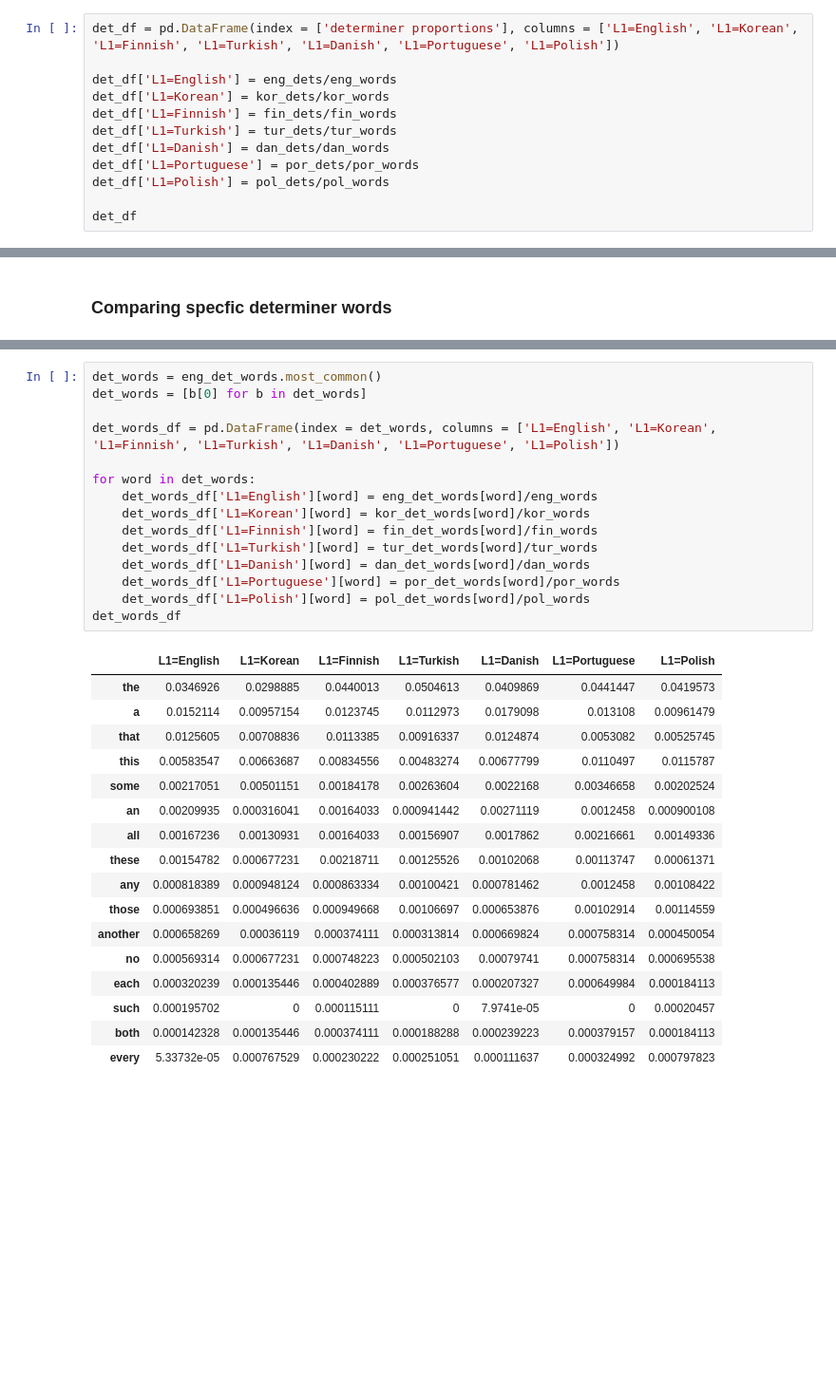
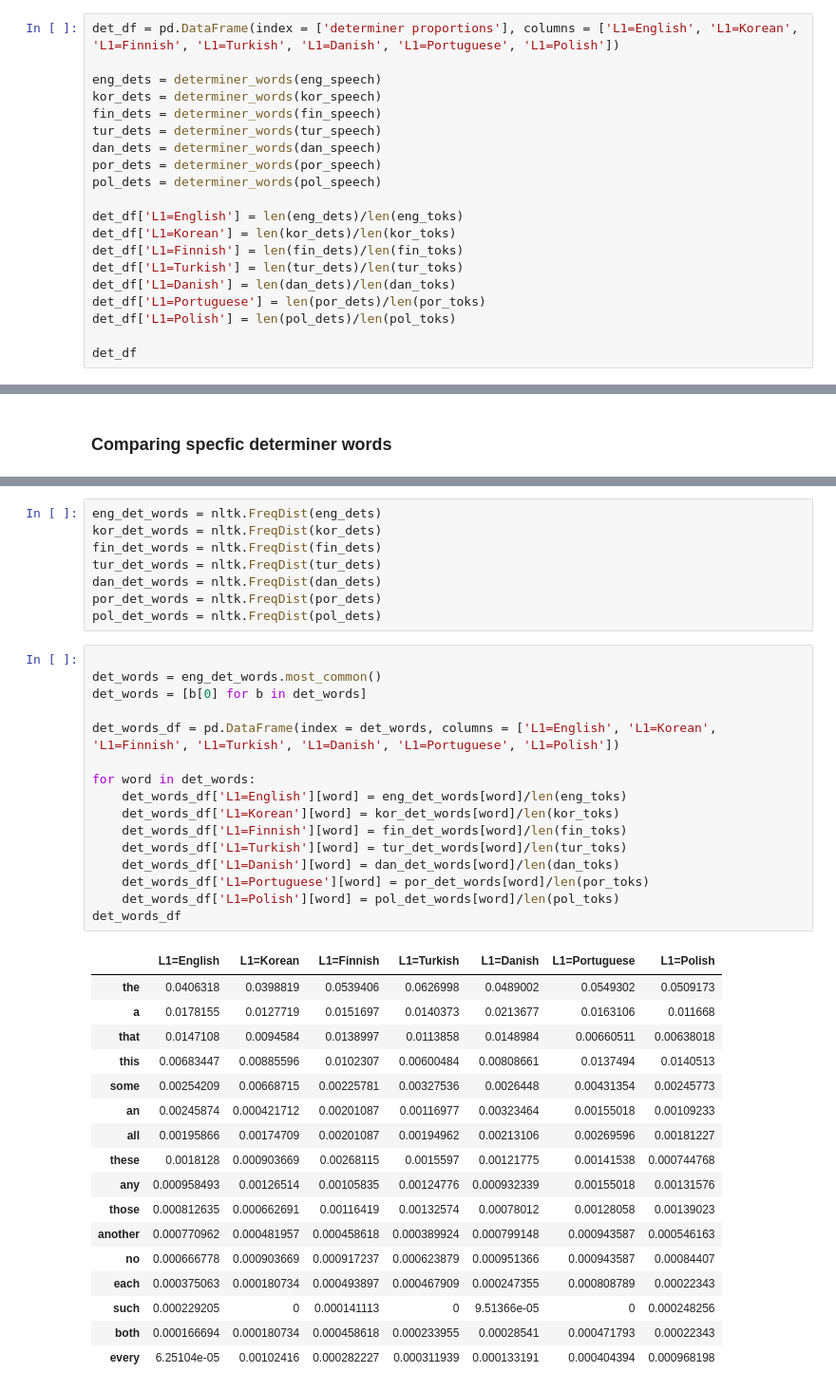
Before and after one commit to Data-Science-for-Linguists/Native_and_Non-native_English, a Jupyter notebook: analysis-languages.ipynb, the cells around one changed output, grey strips where cells are left out. Shown: that part at 95% size. Saved outputs shown, nothing was run; the diff lists cells and outputs as text; blank space fills up the shorter version.

```diff
--- a/analysis-languages.ipynb
+++ b/analysis-languages.ipynb
@@ -723,13 +565,21 @@ pol_dets/pol_words
 # %%
 det_df = pd.DataFrame(index = ['determiner proportions'], columns = ['L1=English', 'L1=Korean', 'L1=Finnish', 'L1=Turkish', 'L1=Danish', 'L1=Portuguese', 'L1=Polish'])
 
-det_df['L1=English'] = eng_dets/eng_words
-det_df['L1=Korean'] = kor_dets/kor_words
-det_df['L1=Finnish'] = fin_dets/fin_words
-det_df['L1=Turkish'] = tur_dets/tur_words
-det_df['L1=Danish'] = dan_dets/dan_words
-det_df['L1=Portuguese'] = por_dets/por_words
-det_df['L1=Polish'] = pol_dets/pol_words
+eng_dets = determiner_words(eng_speech)
+kor_dets = determiner_words(kor_speech)
+fin_dets = determiner_words(fin_speech)
+tur_dets = determiner_words(tur_speech)
+dan_dets = determiner_words(dan_speech)
+por_dets = determiner_words(por_speech)
+pol_dets = determiner_words(pol_speech)
+
+det_df['L1=English'] = len(eng_dets)/len(eng_toks)
+det_df['L1=Korean'] = len(kor_dets)/len(kor_toks)
+det_df['L1=Finnish'] = len(fin_dets)/len(fin_toks)
+det_df['L1=Turkish'] = len(tur_dets)/len(tur_toks)
+det_df['L1=Danish'] = len(dan_dets)/len(dan_toks)
+det_df['L1=Portuguese'] = len(por_dets)/len(por_toks)
+det_df['L1=Polish'] = len(pol_dets)/len(pol_toks)
 
 det_df
 # %% [output]
@@ -750,33 +590,42 @@ def determiner_words(li):
+# %%
+eng_det_words = nltk.FreqDist(eng_dets)
+kor_det_words = nltk.FreqDist(kor_dets)
+fin_det_words = nltk.FreqDist(fin_dets)
+tur_det_words = nltk.FreqDist(tur_dets)
+dan_det_words = nltk.FreqDist(dan_dets)
+por_det_words = nltk.FreqDist(por_dets)
+pol_det_words = nltk.FreqDist(pol_dets)
 # %%
+
 det_words = eng_det_words.most_common()
 det_words = [b[0] for b in det_words]
 
 det_words_df = pd.DataFrame(index = det_words, columns = ['L1=English', 'L1=Korean', 'L1=Finnish', 'L1=Turkish', 'L1=Danish', 'L1=Portuguese', 'L1=Polish'])
 
 for word in det_words:
-    det_words_df['L1=English'][word] = eng_det_words[word]/eng_words
-    det_words_df['L1=Korean'][word] = kor_det_words[word]/kor_words
-    det_words_df['L1=Finnish'][word] = fin_det_words[word]/fin_words
-    det_words_df['L1=Turkish'][word] = tur_det_words[word]/tur_words
-    det_words_df['L1=Danish'][word] = dan_det_words[word]/dan_words
-    det_words_df['L1=Portuguese'][word] = por_det_words[word]/por_words
-    det_words_df['L1=Polish'][word] = pol_det_words[word]/pol_words
+    det_words_df['L1=English'][word] = eng_det_words[word]/len(eng_toks)
+    det_words_df['L1=Korean'][word] = kor_det_words[word]/len(kor_toks)
+    det_words_df['L1=Finnish'][word] = fin_det_words[word]/len(fin_toks)
+    det_words_df['L1=Turkish'][word] = tur_det_words[word]/len(tur_toks)
+    det_words_df['L1=Danish'][word] = dan_det_words[word]/len(dan_toks)
+    det_words_df['L1=Portuguese'][word] = por_det_words[word]/len(por_toks)
+    det_words_df['L1=Polish'][word] = pol_det_words[word]/len(pol_toks)
 det_words_df
 # %% [output]
 |  | L1=English | L1=Korean | L1=Finnish | L1=Turkish | L1=Danish | L1=Portuguese | L1=Polish |
-| the | 0.0346926 | 0.0298885 | 0.0440013 | 0.0504613 | 0.0409869 | 0.0441447 | 0.0419573 |
-| a | 0.0152114 | 0.00957154 | 0.0123745 | 0.0112973 | 0.0179098 | 0.013108 | 0.00961479 |
-| that | 0.0125605 | 0.00708836 | 0.0113385 | 0.00916337 | 0.0124874 | 0.0053082 | 0.00525745 |
-| this | 0.00583547 | 0.00663687 | 0.00834556 | 0.00483274 | 0.00677799 | 0.0110497 | 0.0115787 |
-| some | 0.00217051 | 0.00501151 | 0.00184178 | 0.00263604 | 0.0022168 | 0.00346658 | 0.00202524 |
-| an | 0.00209935 | 0.000316041 | 0.00164033 | 0.000941442 | 0.00271119 | 0.0012458 | 0.000900108 |
-| all | 0.00167236 | 0.00130931 | 0.00164033 | 0.00156907 | 0.0017862 | 0.00216661 | 0.00149336 |
-| these | 0.00154782 | 0.000677231 | 0.00218711 | 0.00125526 | 0.00102068 | 0.00113747 | 0.00061371 |
-| any | 0.000818389 | 0.000948124 | 0.000863334 | 0.00100421 | 0.000781462 | 0.0012458 | 0.00108422 |
-| those | 0.000693851 | 0.000496636 | 0.000949668 | 0.00106697 | 0.000653876 | 0.00102914 | 0.00114559 |
-| another | 0.000658269 | 0.00036119 | 0.000374111 | 0.000313814 | 0.000669824 | 0.000758314 | 0.000450054 |
-| no | 0.000569314 | 0.000677231 | 0.000748223 | 0.000502103 | 0.00079741 | 0.000758314 | 0.000695538 |
-| each | 0.000320239 | 0.000135446 | 0.000402889 | 0.000376577 | 0.000207327 | 0.000649984 | 0.000184113 |
-| such | 0.000195702 | 0 | 0.000115111 | 0 | 7.9741e-05 | 0 | 0.00020457 |
-| both | 0.000142328 | 0.000135446 | 0.000374111 | 0.000188288 | 0.000239223 | 0.000379157 | 0.000184113 |
-| every | 5.33732e-05 | 0.000767529 | 0.000230222 | 0.000251051 | 0.000111637 | 0.000324992 | 0.000797823 |
+| the | 0.0406318 | 0.0398819 | 0.0539406 | 0.0626998 | 0.0489002 | 0.0549302 | 0.0509173 |
+| a | 0.0178155 | 0.0127719 | 0.0151697 | 0.0140373 | 0.0213677 | 0.0163106 | 0.011668 |
+| that | 0.0147108 | 0.0094584 | 0.0138997 | 0.0113858 | 0.0148984 | 0.00660511 | 0.00638018 |
+| this | 0.00683447 | 0.00885596 | 0.0102307 | 0.00600484 | 0.00808661 | 0.0137494 | 0.0140513 |
+| some | 0.00254209 | 0.00668715 | 0.00225781 | 0.00327536 | 0.0026448 | 0.00431354 | 0.00245773 |
+| an | 0.00245874 | 0.000421712 | 0.00201087 | 0.00116977 | 0.00323464 | 0.00155018 | 0.00109233 |
+| all | 0.00195866 | 0.00174709 | 0.00201087 | 0.00194962 | 0.00213106 | 0.00269596 | 0.00181227 |
+| these | 0.0018128 | 0.000903669 | 0.00268115 | 0.0015597 | 0.00121775 | 0.00141538 | 0.000744768 |
+| any | 0.000958493 | 0.00126514 | 0.00105835 | 0.00124776 | 0.000932339 | 0.00155018 | 0.00131576 |
+| those | 0.000812635 | 0.000662691 | 0.00116419 | 0.00132574 | 0.00078012 | 0.00128058 | 0.00139023 |
+| another | 0.000770962 | 0.000481957 | 0.000458618 | 0.000389924 | 0.000799148 | 0.000943587 | 0.000546163 |
+| no | 0.000666778 | 0.000903669 | 0.000917237 | 0.000623879 | 0.000951366 | 0.000943587 | 0.00084407 |
+| each | 0.000375063 | 0.000180734 | 0.000493897 | 0.000467909 | 0.000247355 | 0.000808789 | 0.00022343 |
+| such | 0.000229205 | 0 | 0.000141113 | 0 | 9.51366e-05 | 0 | 0.000248256 |
+| both | 0.000166694 | 0.000180734 | 0.000458618 | 0.000233955 | 0.00028541 | 0.000471793 | 0.00022343 |
+| every | 6.25104e-05 | 0.00102416 | 0.000282227 | 0.000311939 | 0.000133191 | 0.000404394 | 0.000968198 |
```
Also changed, not shown: parts of 35 cells of this notebook.
